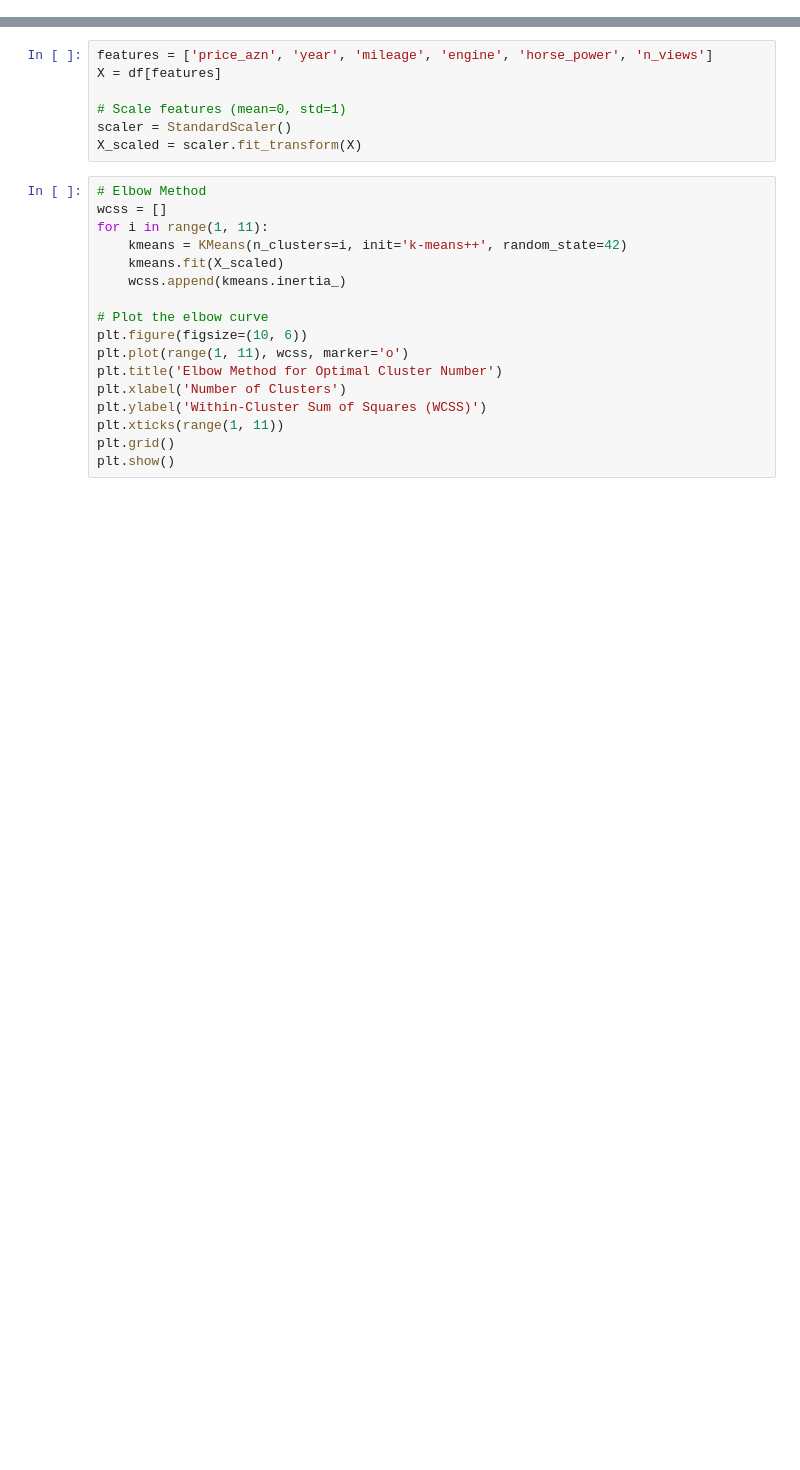
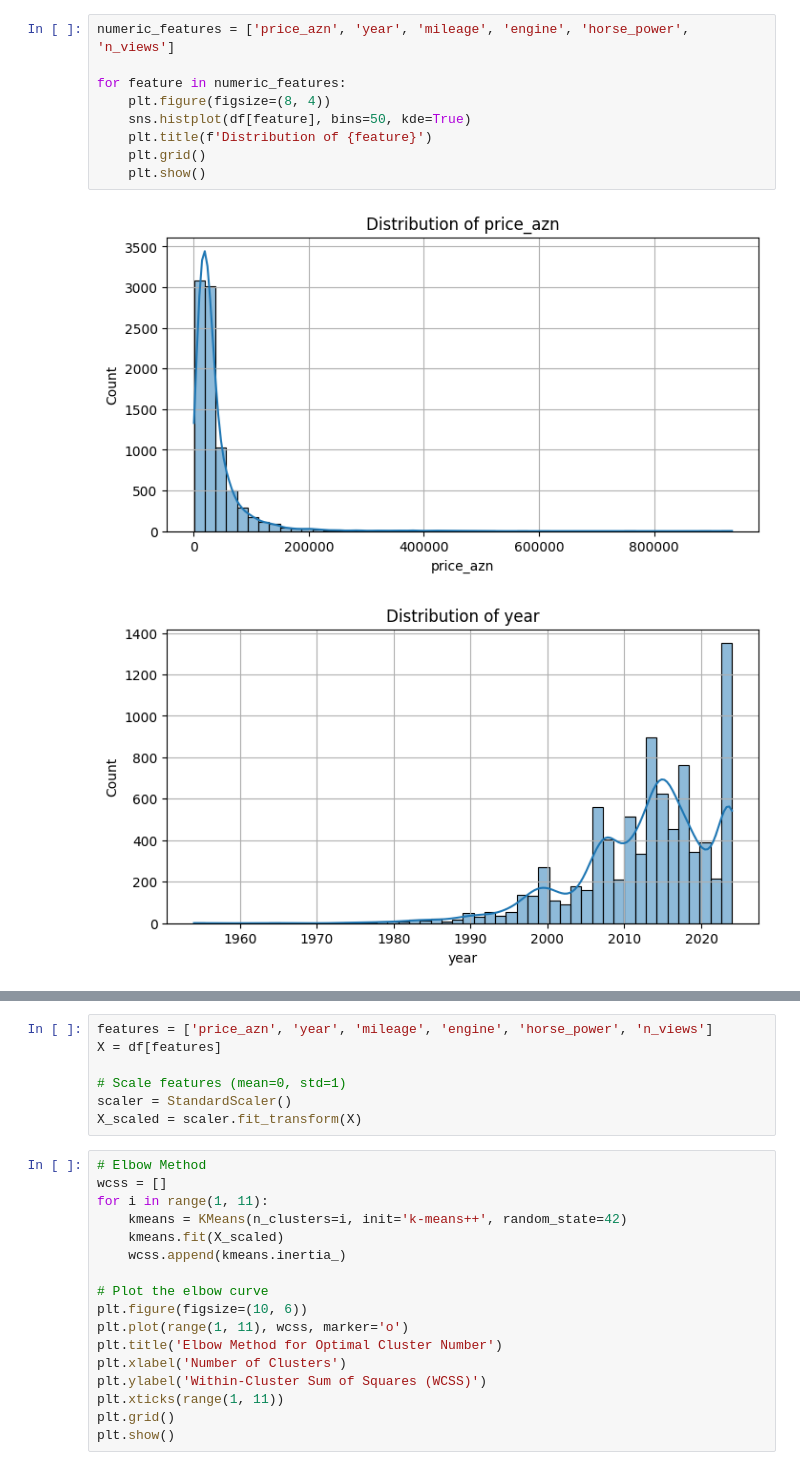
Before and after one commit to SadigMammadov/Turbo_Az_Clustering, a Jupyter notebook: kmeans.ipynb, the cells around one changed output, grey strips where cells are left out. Cells and saved outputs as stored; diff of their text form; blank space fills up the shorter version.

```diff
--- a/kmeans.ipynb
+++ b/kmeans.ipynb
@@ -9,0 +64,12 @@ df = pd.read_csv('cleaned_turbo_az.csv')
+# %%
+numeric_features = ['price_azn', 'year', 'mileage', 'engine', 'horse_power', 'n_views']
+
+for feature in numeric_features:
+    plt.figure(figsize=(8, 4))
+    sns.histplot(df[feature], bins=50, kde=True)
+    plt.title(f'Distribution of {feature}')
+    plt.grid()
+    plt.show()
+# %% [output]
+[figure, added]
+[figure, added]
```
Also changed, not shown: parts of 16 cells of this notebook.
